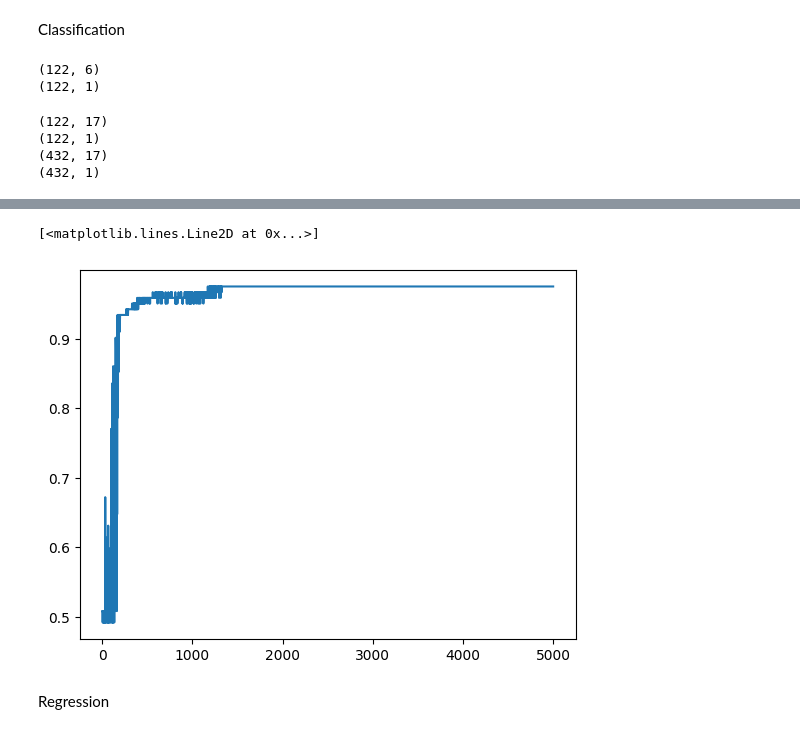
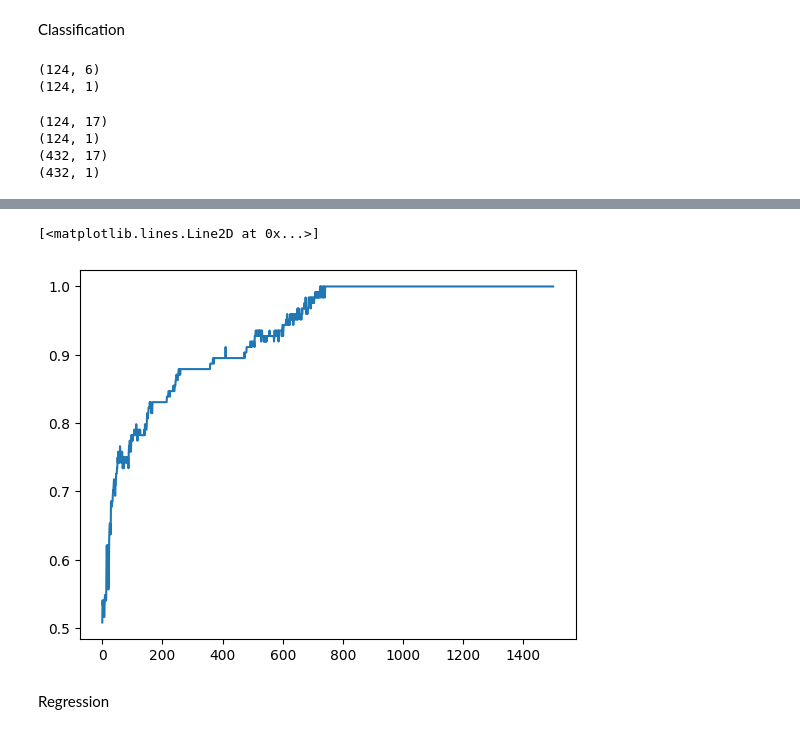
Before and after one commit to DreRnc/MLx2, a Jupyter notebook: main.ipynb, the cells around one changed output, grey strips where cells are left out. Cells and saved outputs as stored; diff of their text form; code cells hidden in the pictures.

```diff
--- a/main.ipynb
+++ b/main.ipynb
@@ -16,8 +16,8 @@ Classification
 # %%
 from data.load_data import load_monk
 path = os.getcwd()
-file = '/data/monks-3.train'
-file_test = '/data/monks-3.test'
+file = '/data/monks-1.train'
+file_test = '/data/monks-1.test'
 
 labels = ['class','x1','x2','x3','x4','x5','x6']
 
@@ -28,8 +28,8 @@ X_test, y_test = load_monk(path+file_test)
 print(X_train.shape)
 print(y_train.shape)
 # %% [output]
-(122, 6)
-(122, 1)
+(124, 6)
+(124, 1)
 # %%
 # xtrain and test to dataframe
 X_train = pd.DataFrame(X_train, columns=labels[1:])
@@ -45,15 +45,15 @@ print(y_train.shape)
 print(X_test.shape)
 print(y_test.shape)
 # %% [output]
-(122, 17)
-(122, 1)
+(124, 17)
+(124, 1)
 (432, 17)
 (432, 1)
 # %%
-mlp = MLP([12,12], 17, 1, task = "classification", activation_function = "sigmoid")
+mlp = MLP([4], 17, 1, task = "classification", activation_function = "relu")
 
-mlp.fit(X_train, y_train, n_epochs = 5000, batch_size = 50, error = "NLL", step = 1, regularization = 'no', momentum = 0.3,
-        early_stopping = True, patience = 100, verbose = True, tolerance = 0.01)
+mlp.fit(X_train, y_train, n_epochs = 1500, batch_size = 50, error = "NLL", step = 0.2, regularization = 'no', momentum = 0,
+        early_stopping = False, verbose = True)
 
 y_pred = mlp.predict(X_test)
 
@@ -65,5 +81,5 @@ plt.plot(mlp.learning_curve)
 [<matplotlib.lines.Line2D at 0x...>]
-[figure, old version]
+[figure, new version]
 # %% [markdown]
 Regression
 # %%
```
Also changed, not shown: parts of 5 cells of this notebook, 2 other files.
